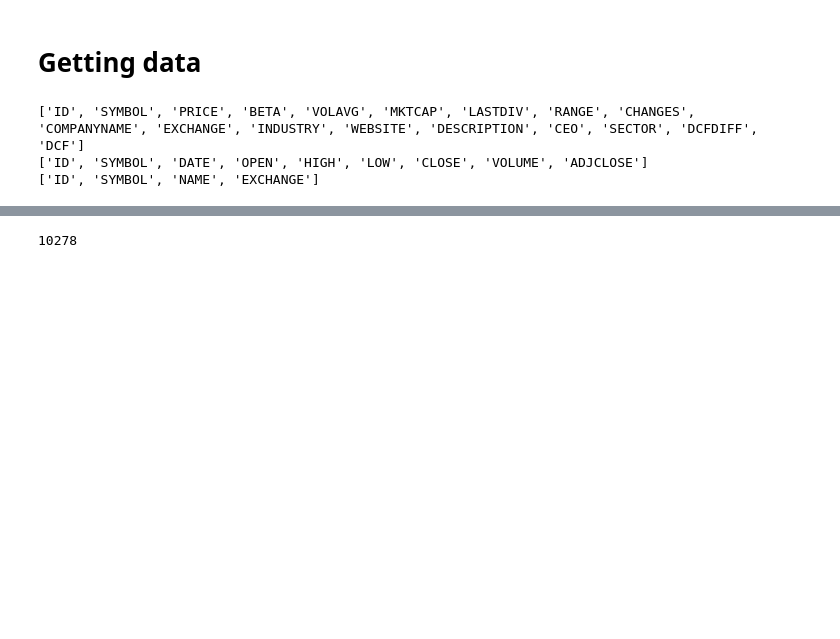
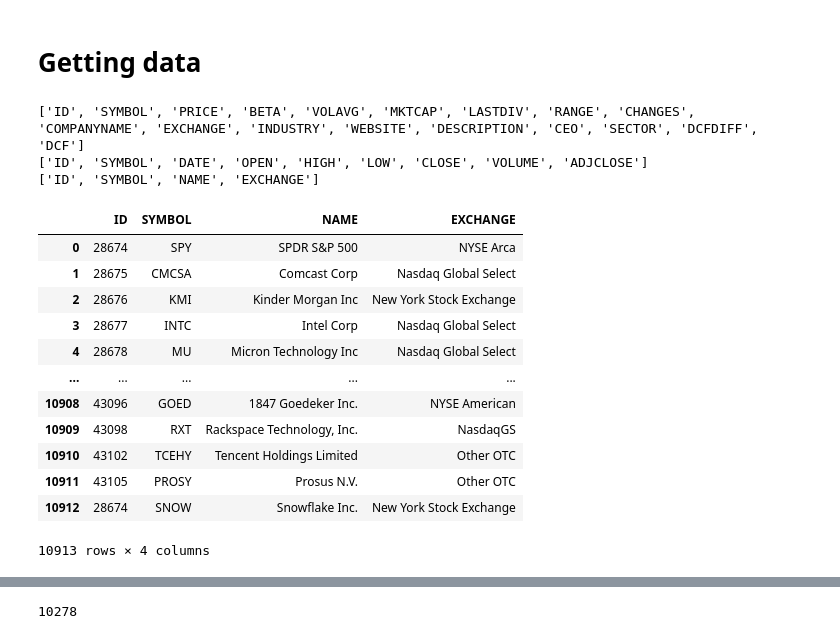
Before and after one commit to banrovegrie/Nostradamus, a Jupyter notebook: src/Nostradamus.ipynb, the cells around one changed output, grey strips where cells are left out. Drawn from its saved outputs; the diff is of its cells as text; code cells hidden in the pictures; blank space fills up the shorter version.

```diff
--- a/src/Nostradamus.ipynb
+++ b/src/Nostradamus.ipynb
@@ -95,3 +77,18 @@ def getData(curs, tableName, numRows=0):
     return df
 # %%
 symbols = getData(curs, 'SYMBOLS')
+symbols
+# %% [output]
+|  | ID | SYMBOL | NAME | EXCHANGE |
+| 0 | 28674 | SPY | SPDR S&P 500 | NYSE Arca |
+| 1 | 28675 | CMCSA | Comcast Corp | Nasdaq Global Select |
+| 2 | 28676 | KMI | Kinder Morgan Inc | New York Stock Exchange |
+| 3 | 28677 | INTC | Intel Corp | Nasdaq Global Select |
+| 4 | 28678 | MU | Micron Technology Inc | Nasdaq Global Select |
+| ... | ... | ... | ... | ... |
+| 10908 | 43096 | GOED | 1847 Goedeker Inc. | NYSE American |
+| 10909 | 43098 | RXT | Rackspace Technology, Inc. | NasdaqGS |
+| 10910 | 43102 | TCEHY | Tencent Holdings Limited | Other OTC |
+| 10911 | 43105 | PROSY | Prosus N.V. | Other OTC |
+| 10912 | 28674 | SNOW | Snowflake Inc. | New York Stock Exchange |
+10913 rows × 4 columns
```
Also changed, not shown: parts of 22 cells of this notebook.
